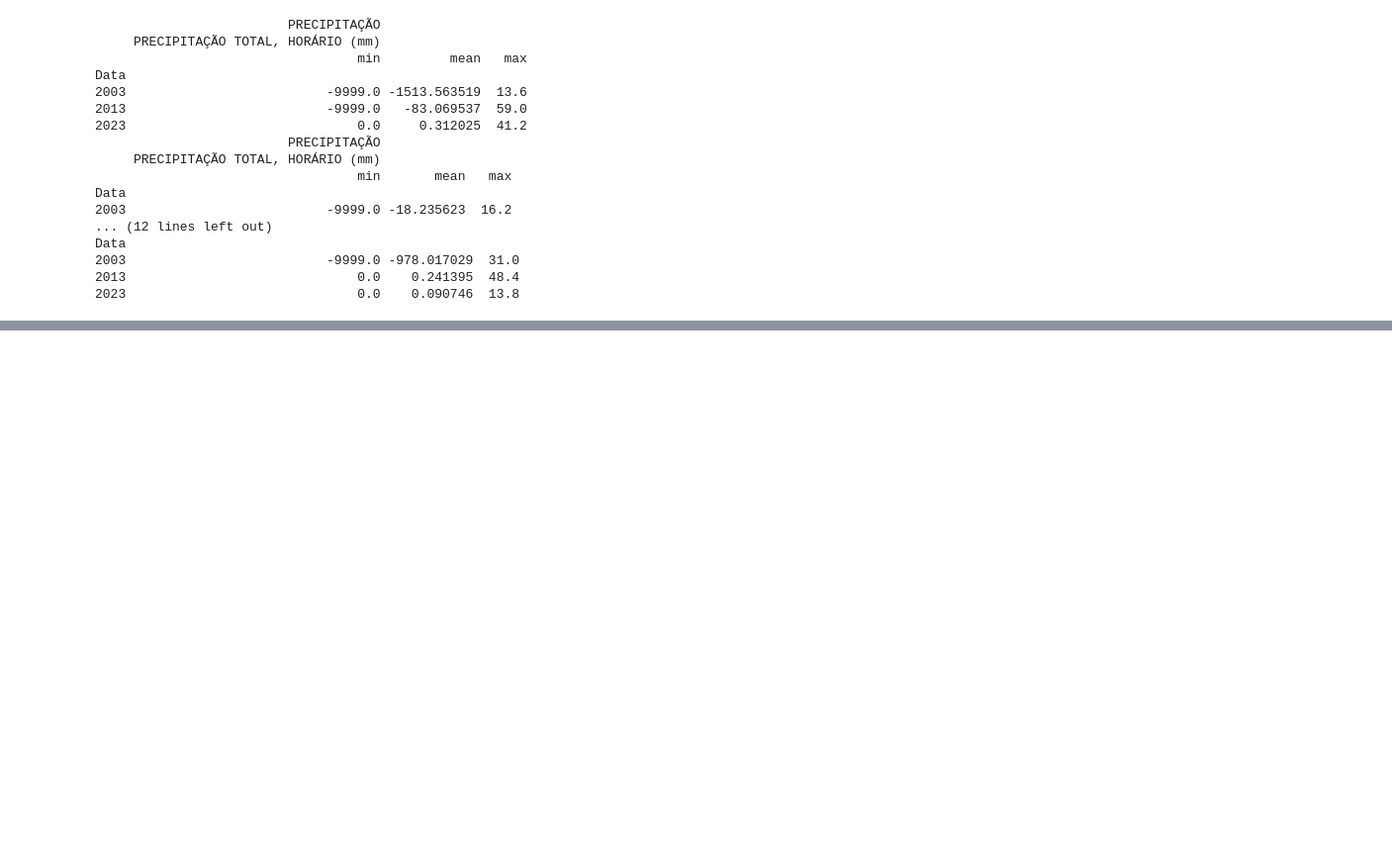
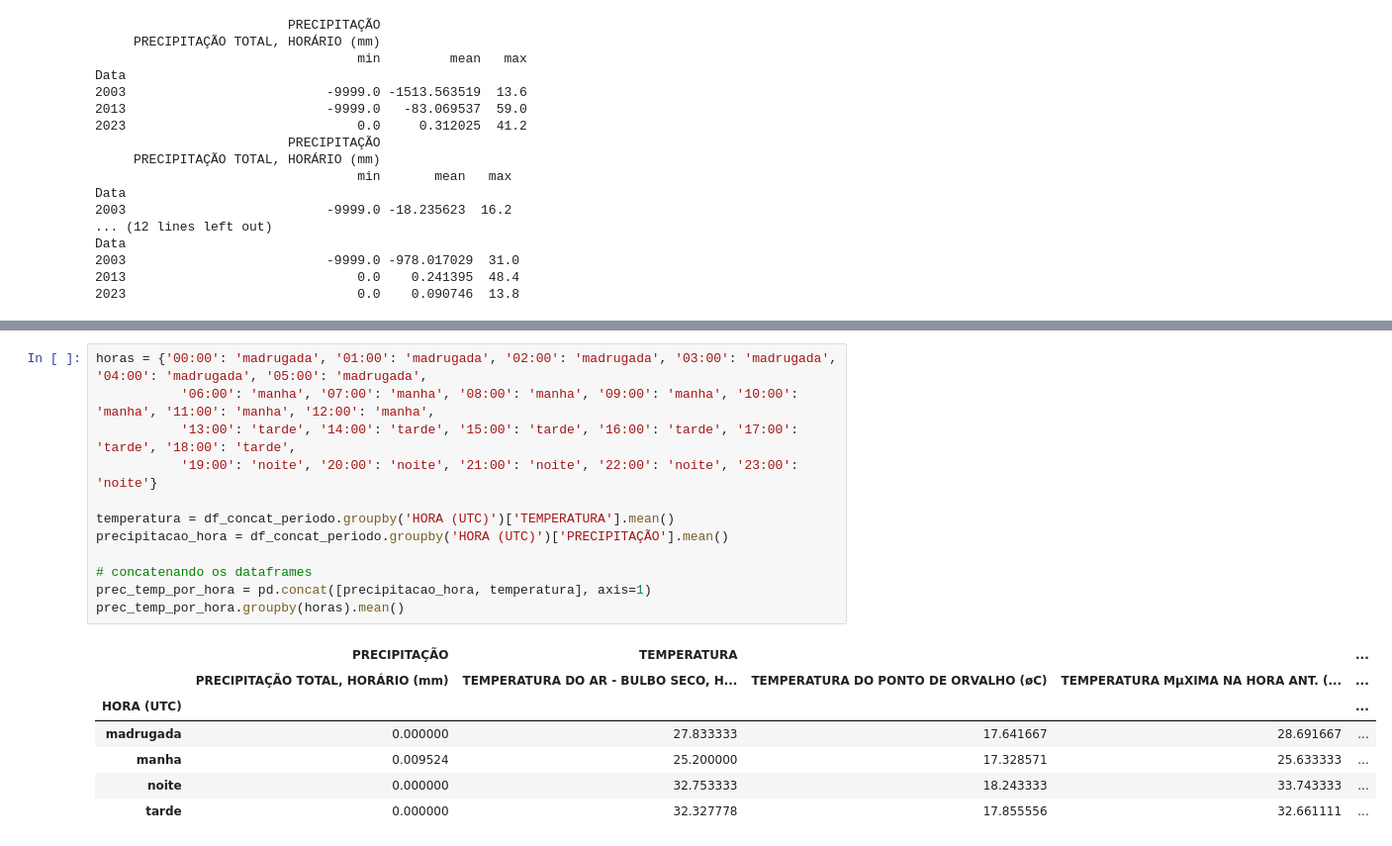
Before and after one commit to TrilhaPython/IP-P008, a Jupyter notebook: IP-P008/p008.ipynb, the cells around one changed output, grey strips where cells are left out. Shown: that part at 99% size. Cells and saved outputs as stored; diff of their text form; blank space fills up the shorter version.

```diff
--- a/IP-P008/p008.ipynb
+++ b/IP-P008/p008.ipynb
@@ -265,0 +293,20 @@ Data
+# %%
+horas = {'00:00': 'madrugada', '01:00': 'madrugada', '02:00': 'madrugada', '03:00': 'madrugada', '04:00': 'madrugada', '05:00': 'madrugada',
+           '06:00': 'manha', '07:00': 'manha', '08:00': 'manha', '09:00': 'manha', '10:00': 'manha', '11:00': 'manha', '12:00': 'manha',
+           '13:00': 'tarde', '14:00': 'tarde', '15:00': 'tarde', '16:00': 'tarde', '17:00': 'tarde', '18:00': 'tarde',
+           '19:00': 'noite', '20:00': 'noite', '21:00': 'noite', '22:00': 'noite', '23:00': 'noite'}
+
+temperatura = df_concat_periodo.groupby('HORA (UTC)')['TEMPERATURA'].mean()
+precipitacao_hora = df_concat_periodo.groupby('HORA (UTC)')['PRECIPITAÇÃO'].mean()
+
+# concatenando os dataframes
+prec_temp_por_hora = pd.concat([precipitacao_hora, temperatura], axis=1)
+prec_temp_por_hora.groupby(horas).mean()
+# %% [output]
+|  | PRECIPITAÇÃO | TEMPERATURA |  |  | ... |
+|  | PRECIPITAÇÃO TOTAL, HORÁRIO (mm) | TEMPERATURA DO AR - BULBO SECO, H... | TEMPERATURA DO PONTO DE ORVALHO (øC) | TEMPERATURA MµXIMA NA HORA ANT. (... | ... |
+| HORA (UTC) |  |  |  |  | ... |
+| madrugada | 0.000000 | 27.833333 | 17.641667 | 28.691667 | ... |
+| manha | 0.009524 | 25.200000 | 17.328571 | 25.633333 | ... |
+| noite | 0.000000 | 32.753333 | 18.243333 | 33.743333 | ... |
+| tarde | 0.000000 | 32.327778 | 17.855556 | 32.661111 | ... |
```
Also changed, not shown: parts of 2 cells of this notebook.
